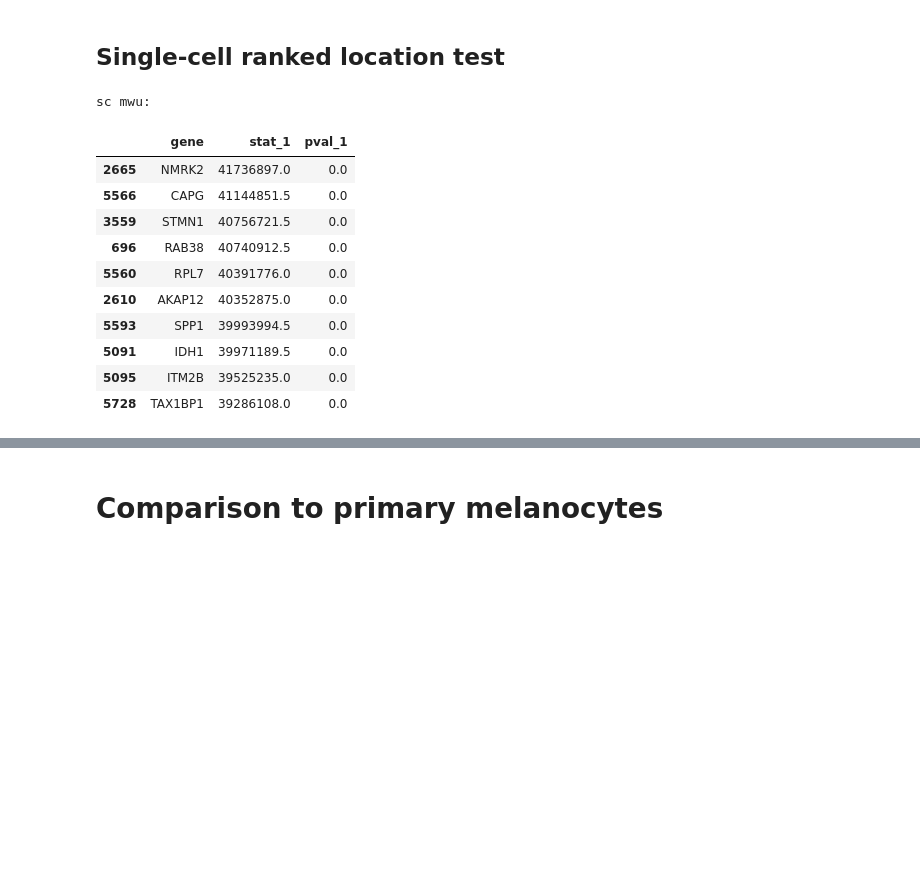
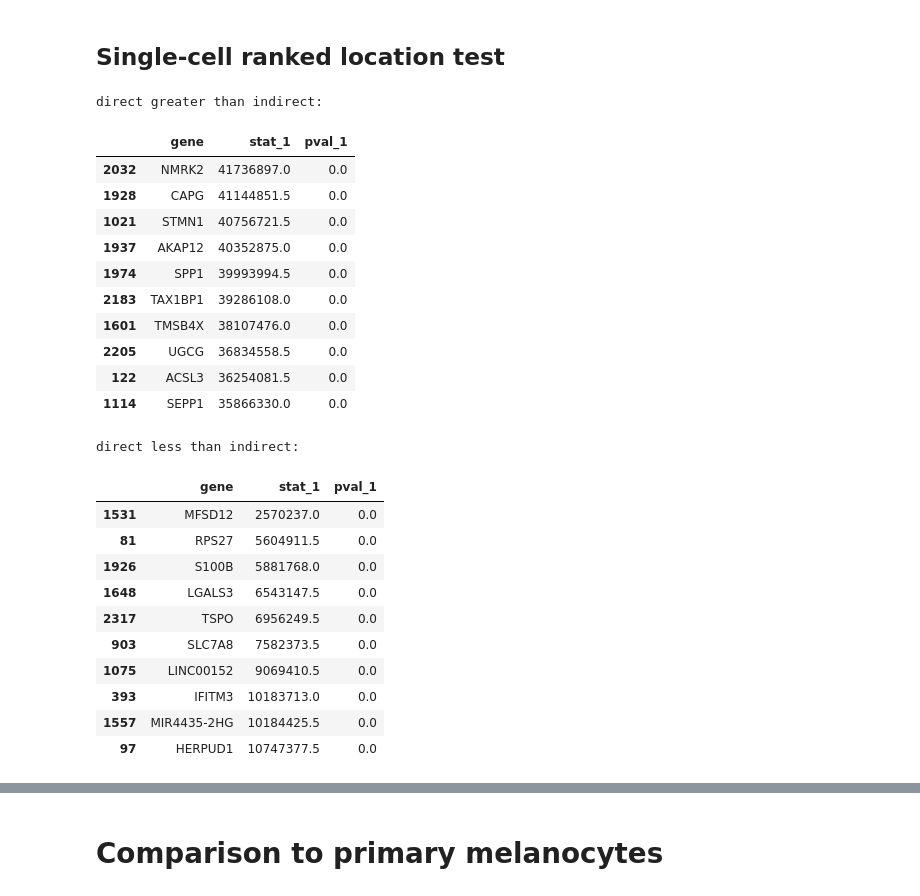
Before and after one commit to czbiohub/darmanis_group_DL_notebook, a Jupyter notebook: DL20190228_dish_mel_preprocess.ipynb, the cells around one changed output, grey strips where cells are left out. Saved outputs shown, nothing was run; the diff lists cells and outputs as text; code cells hidden in the pictures; blank space fills up the shorter version.

```diff
--- a/DL20190228_dish_mel_preprocess.ipynb
+++ b/DL20190228_dish_mel_preprocess.ipynb
@@ -222,34 +267,49 @@ bulkized spearman: SpearmanrResult(correlation=0.9094070737686717, pvalue=0.0)
 # %% [markdown]
 ## Single-cell ranked location test
 # %%
+for i in ['greater', 'less']:
+    print(f'direct {i} than indirect:')
+    if i == 'greater':
+        ascending = False
+    else:
+        ascending = True
+    stat_pval_tuple = parallel_mwu(genes,
+                                   adata_dir_d30_df.rank(pct=True, axis = 1, method = 'min'),
+                                   adata_indir_d50_59_df.rank(pct=True, axis = 1, method = 'min'),
+                                   i,
+                                   7)
+    stat_list = stat_pval_tuple[0]
+    pval_list = stat_pval_tuple[1]
+    mwu_pathspecific = (pd.DataFrame({'gene':genes,
+                             'stat_1':stat_list,
+                             'pval_1':pval_list
+                            })
+              )
 
-# mwu test: adt vs fet/neo
-stat_pval_tuple = parallel_mwu(genes,
-                               adata_dir_d30_df.rank(pct=True, axis = 1, method = 'min'),
-                               adata_indir_d50_59_df.rank(pct=True, axis = 1, method = 'min'),
-                               'two-sided',
-                               7)
-stat_list = stat_pval_tuple[0]
-pval_list = stat_pval_tuple[1]
-mwu_pathspecific = (pd.DataFrame({'gene':genes,
-                         'stat_1':stat_list,
-                         'pval_1':pval_list
-                        })
-          )
-
-print('sc mwu:')
-display(mwu_pathspecific.dropna().sort_values('stat_1', ascending = False).head(10))
+    display(mwu_pathspecific.dropna().sort_values('stat_1', ascending = ascending).head(10))
 # %% [output]
-sc mwu:
+direct greater than indirect:
 |  | gene | stat_1 | pval_1 |
-| 2665 | NMRK2 | 41736897.0 | 0.0 |
-| 5566 | CAPG | 41144851.5 | 0.0 |
-| 3559 | STMN1 | 40756721.5 | 0.0 |
-| 696 | RAB38 | 40740912.5 | 0.0 |
-| 5560 | RPL7 | 40391776.0 | 0.0 |
-| 2610 | AKAP12 | 40352875.0 | 0.0 |
-| 5593 | SPP1 | 39993994.5 | 0.0 |
-| 5091 | IDH1 | 39971189.5 | 0.0 |
-| 5095 | ITM2B | 39525235.0 | 0.0 |
-| 5728 | TAX1BP1 | 39286108.0 | 0.0 |
+| 2032 | NMRK2 | 41736897.0 | 0.0 |
+| 1928 | CAPG | 41144851.5 | 0.0 |
+| 1021 | STMN1 | 40756721.5 | 0.0 |
+| 1937 | AKAP12 | 40352875.0 | 0.0 |
+| 1974 | SPP1 | 39993994.5 | 0.0 |
+| 2183 | TAX1BP1 | 39286108.0 | 0.0 |
+| 1601 | TMSB4X | 38107476.0 | 0.0 |
+| 2205 | UGCG | 36834558.5 | 0.0 |
+| 122 | ACSL3 | 36254081.5 | 0.0 |
+| 1114 | SEPP1 | 35866330.0 | 0.0 |
+direct less than indirect:
+|  | gene | stat_1 | pval_1 |
+| 1531 | MFSD12 | 2570237.0 | 0.0 |
+| 81 | RPS27 | 5604911.5 | 0.0 |
+| 1926 | S100B | 5881768.0 | 0.0 |
+| 1648 | LGALS3 | 6543147.5 | 0.0 |
+| 2317 | TSPO | 6956249.5 | 0.0 |
+| 903 | SLC7A8 | 7582373.5 | 0.0 |
+| 1075 | LINC00152 | 9069410.5 | 0.0 |
+| 393 | IFITM3 | 10183713.0 | 0.0 |
+| 1557 | MIR4435-2HG | 10184425.5 | 0.0 |
+| 97 | HERPUD1 | 10747377.5 | 0.0 |
 # %%
```
Also changed, not shown: parts of 14 cells of this notebook, 1 other file.
